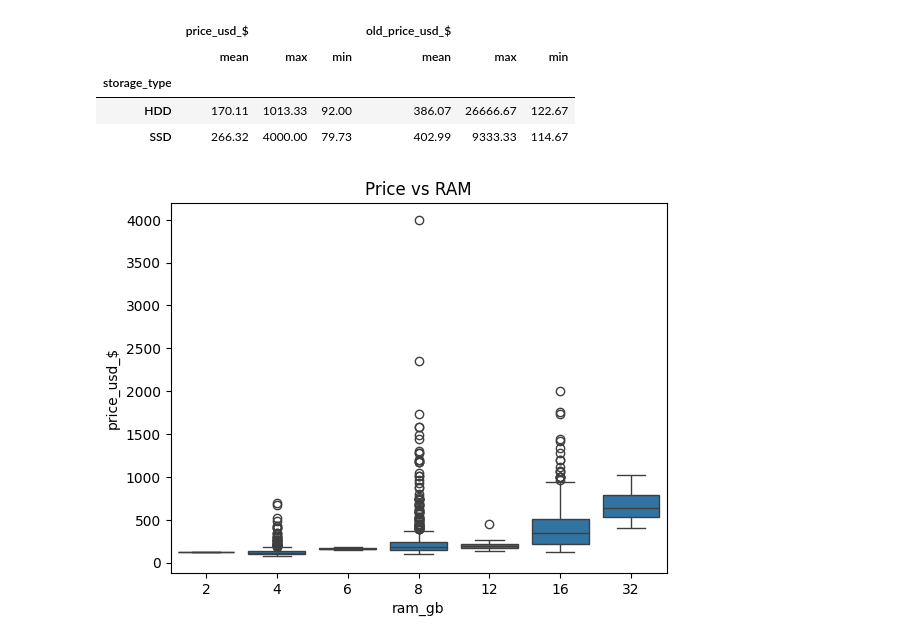
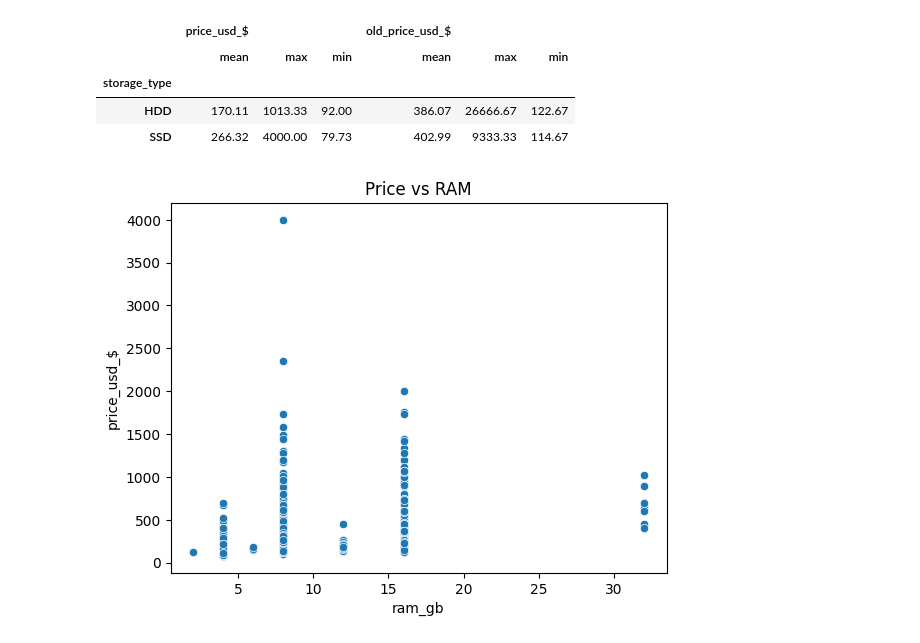
Before and after one commit to natnaelaster/Daily-exercise, a Jupyter notebook: day_5_web_scraping_jumia_ethiopia/web_scraping.ipynb, the cells around one changed output. Saved outputs shown, nothing was run; the diff lists cells and outputs as text; code cells hidden in the pictures.

```diff
--- a/day_5_web_scraping_jumia_ethiopia/web_scraping.ipynb
+++ b/day_5_web_scraping_jumia_ethiopia/web_scraping.ipynb
@@ -316,10 +311,10 @@ data_jumia.groupby('storage_type').agg(
 | HDD | 170.11 | 1013.33 | 92.00 | 386.07 | 26666.67 | 122.67 |
 | SSD | 266.32 | 4000.00 | 79.73 | 402.99 | 9333.33 | 114.67 |
 # %%
+# Drawing a boxplot to visualize the relationship between RAM and price
 
-
-sns.boxplot(x="ram_gb", y="price_usd_$", data=data_jumia)
+sns.scatterplot(x="ram_gb", y="price_usd_$", data=data_jumia)
 plt.title("Price vs RAM")
 plt.show()
 # %% [output]
-[figure, old version]
+[figure, new version]
```
Also changed, not shown: parts of 4 cells of this notebook, 1 other file.
